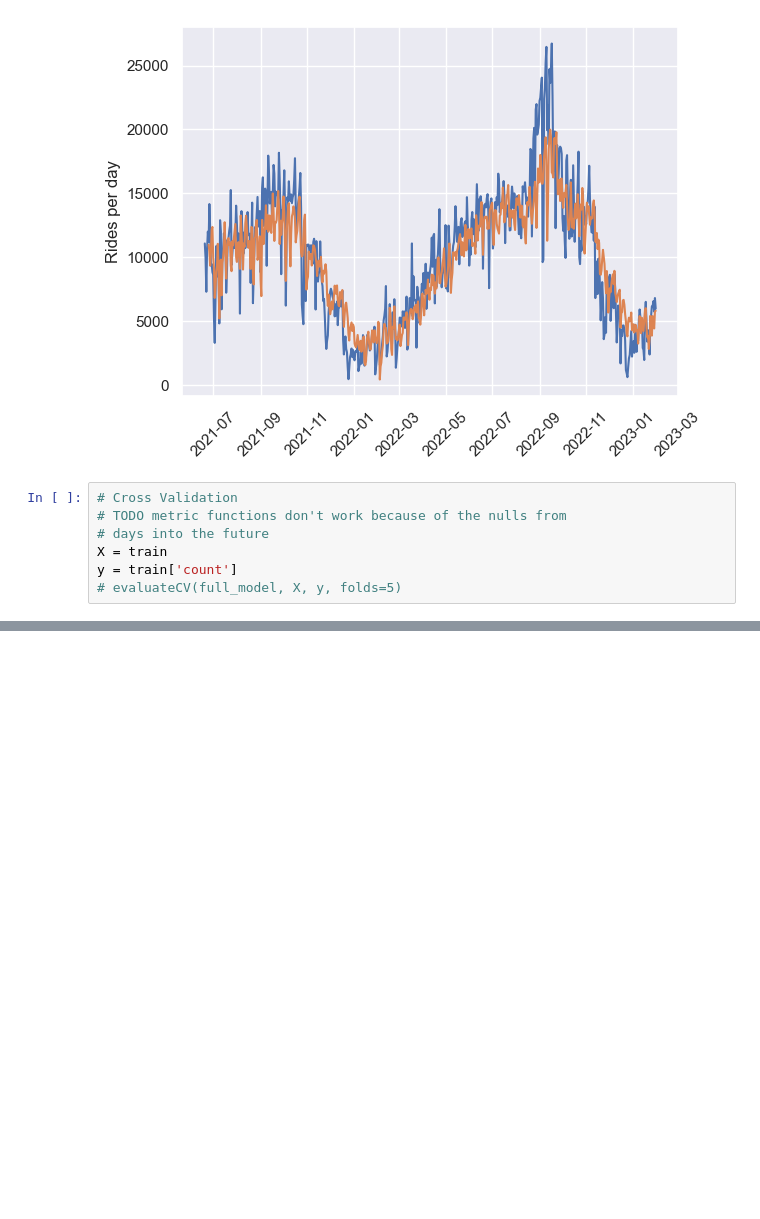
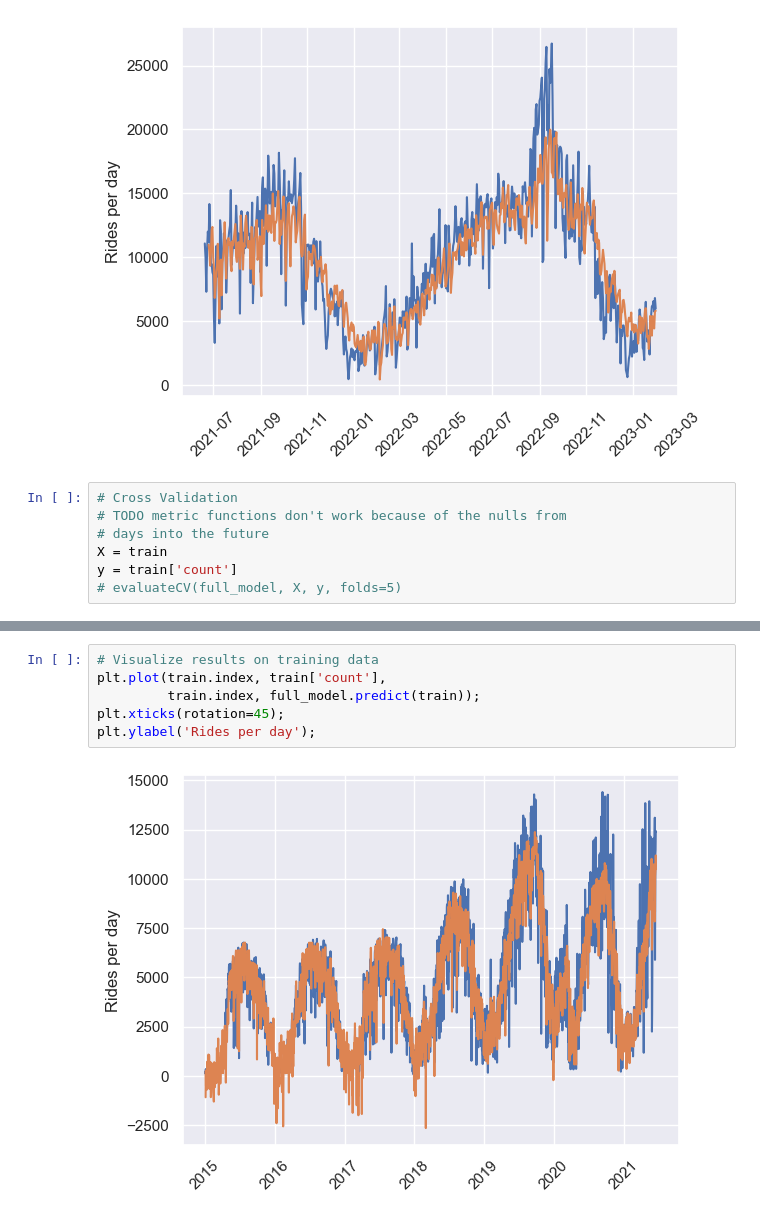
Before and after one commit to data-sandbox/ml-bluebikes-forecasting, a Jupyter notebook: notebooks/01_Ridership_forecasting.ipynb, the cells around one changed output, grey strips where cells are left out. Saved outputs shown, nothing was run; the diff lists cells and outputs as text; blank space fills up the shorter version.

```diff
--- a/notebooks/01_Ridership_forecasting.ipynb
+++ b/notebooks/01_Ridership_forecasting.ipynb
@@ -556,0 +605,8 @@ y = train['count']
+# %%
+# Visualize results on training data
+plt.plot(train.index, train['count'],
+         train.index, full_model.predict(train));
+plt.xticks(rotation=45);
+plt.ylabel('Rides per day');
+# %% [output]
+[figure, added]
```
Also changed, not shown: parts of 5 cells of this notebook, 1 other file.
